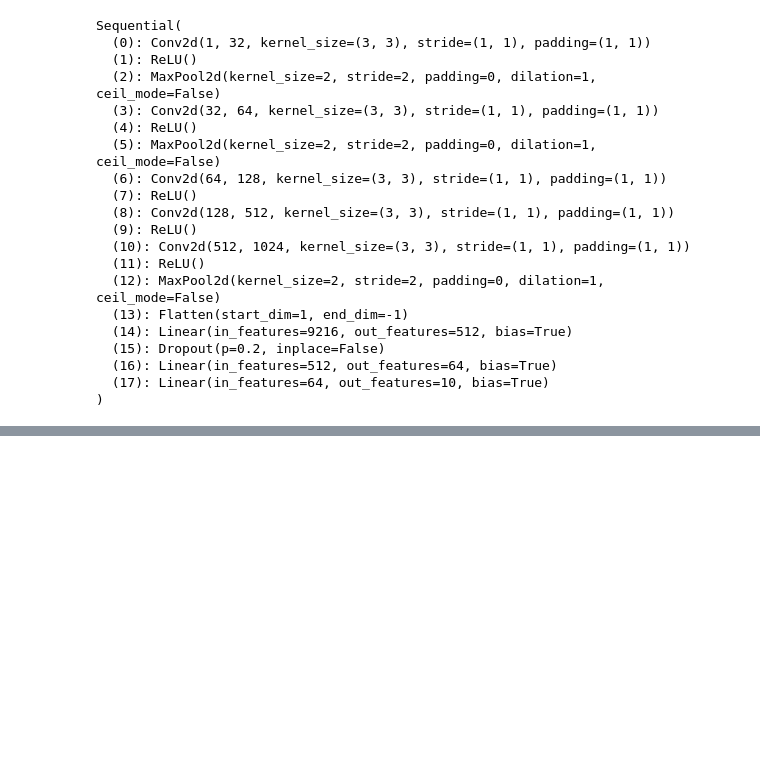
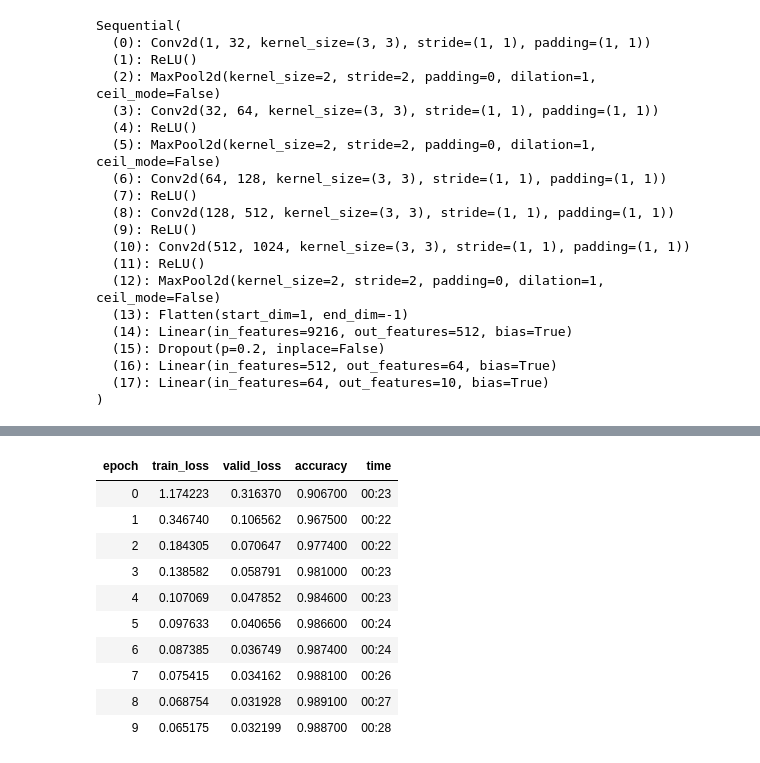
Before and after one commit to Teacher-Heiko/fastbook, a Jupyter notebook: MaxPool_Dropout_BatchNorm.ipynb, the cells around one changed output, grey strips where cells are left out. Saved outputs shown, nothing was run; the diff lists cells and outputs as text; code cells hidden in the pictures; blank space fills up the shorter version.

```diff
--- a/MaxPool_Dropout_BatchNorm.ipynb
+++ b/MaxPool_Dropout_BatchNorm.ipynb
@@ -201,0 +238,14 @@ simple_cnn_max()
+# %%
+learner.fit_one_cycle(n_epoch=100)
+# %% [output]
+| epoch | train_loss | valid_loss | accuracy | time |
+| 0 | 1.174223 | 0.316370 | 0.906700 | 00:23 |
+| 1 | 0.346740 | 0.106562 | 0.967500 | 00:22 |
+| 2 | 0.184305 | 0.070647 | 0.977400 | 00:22 |
+| 3 | 0.138582 | 0.058791 | 0.981000 | 00:23 |
+| 4 | 0.107069 | 0.047852 | 0.984600 | 00:23 |
+| 5 | 0.097633 | 0.040656 | 0.986600 | 00:24 |
+| 6 | 0.087385 | 0.036749 | 0.987400 | 00:24 |
+| 7 | 0.075415 | 0.034162 | 0.988100 | 00:26 |
+| 8 | 0.068754 | 0.031928 | 0.989100 | 00:27 |
+| 9 | 0.065175 | 0.032199 | 0.988700 | 00:28 |
```
Also changed, not shown: parts of 20 cells of this notebook.
